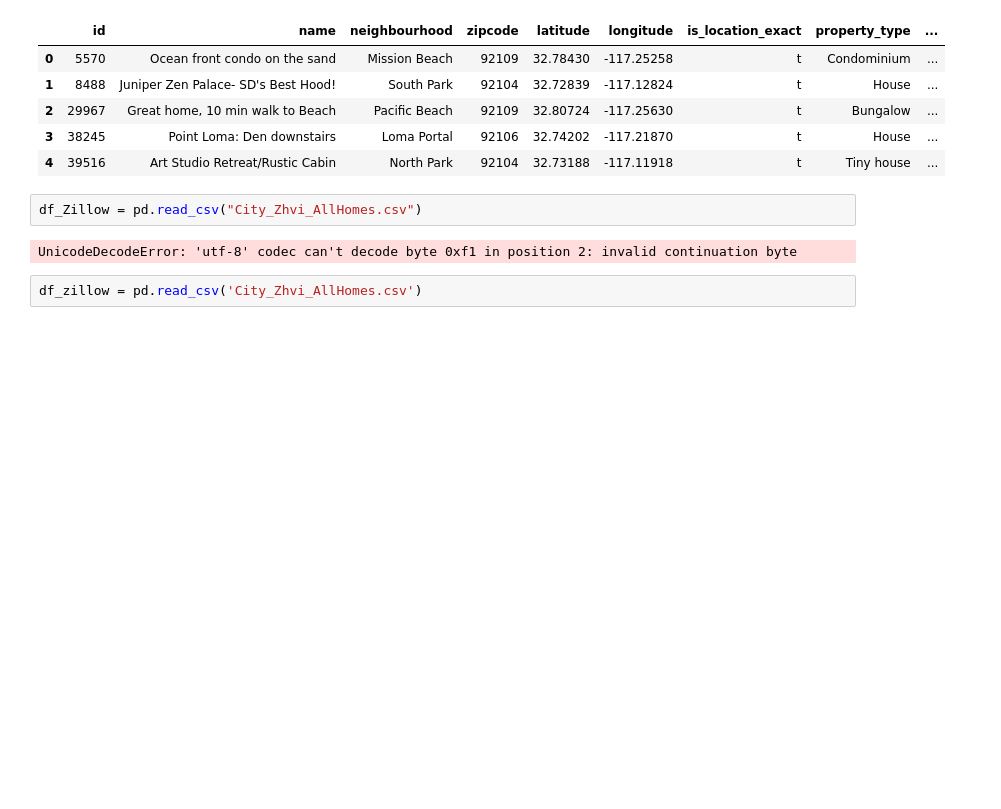
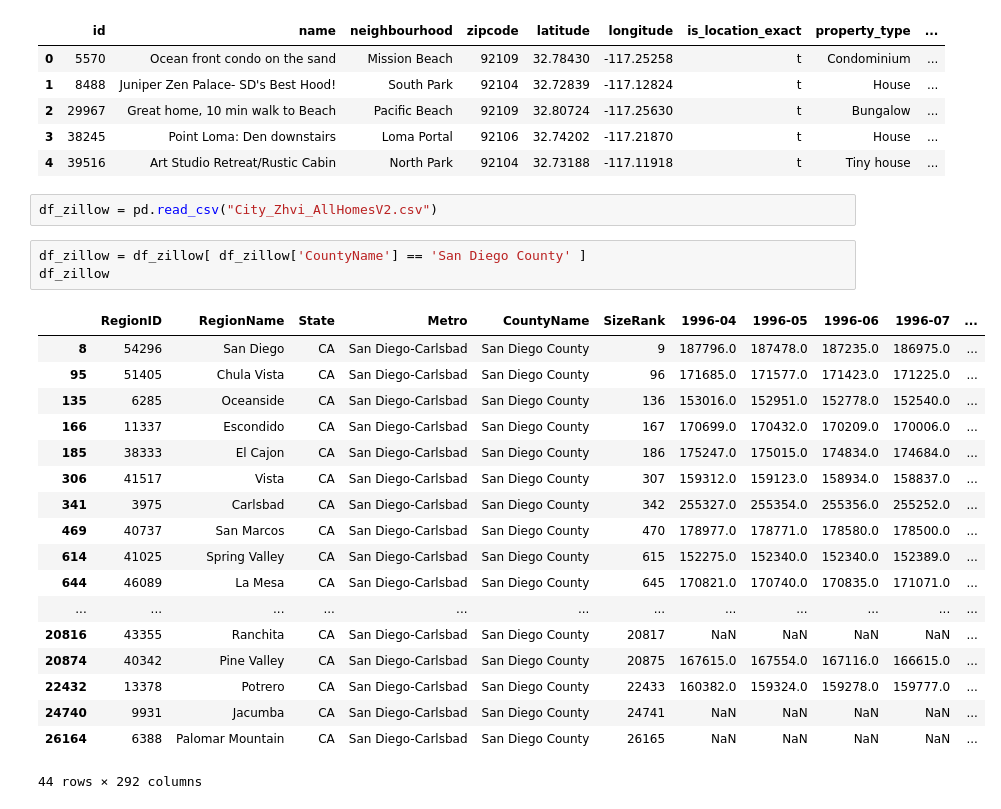
Before and after one commit to aaronaher619/COGS-108-Final-Project, a Jupyter notebook: Final_Project.ipynb, the cells around one changed output. Cells and saved outputs as stored; diff of their text form; blank space fills up the shorter version.

```diff
--- a/Final_Project.ipynb
+++ b/Final_Project.ipynb
@@ -19,8 +19,26 @@ df.head()
 | 3 | 38245 | Point Loma: Den downstairs | Loma Portal | 92106 | 32.74202 | -117.21870 | t | House | ... |
 | 4 | 39516 | Art Studio Retreat/Rustic Cabin | North Park | 92104 | 32.73188 | -117.11918 | t | Tiny house | ... |
 # %%
-df_Zillow = pd.read_csv("City_Zhvi_AllHomes.csv")
+df_zillow = pd.read_csv("City_Zhvi_AllHomesV2.csv")
-# %% [output]
-UnicodeDecodeError: 'utf-8' codec can't decode byte 0xf1 in position 2: invalid continuation byte
-# %%
-df_zillow = pd.read_csv('City_Zhvi_AllHomes.csv')
+# %%
+df_zillow = df_zillow[ df_zillow['CountyName'] == 'San Diego County' ]
+df_zillow
+# %% [output]
+|  | RegionID | RegionName | State | Metro | CountyName | SizeRank | 1996-04 | 1996-05 | 1996-06 | 1996-07 | ... |
+| 8 | 54296 | San Diego | CA | San Diego-Carlsbad | San Diego County | 9 | 187796.0 | 187478.0 | 187235.0 | 186975.0 | ... |
+| 95 | 51405 | Chula Vista | CA | San Diego-Carlsbad | San Diego County | 96 | 171685.0 | 171577.0 | 171423.0 | 171225.0 | ... |
+| 135 | 6285 | Oceanside | CA | San Diego-Carlsbad | San Diego County | 136 | 153016.0 | 152951.0 | 152778.0 | 152540.0 | ... |
+| 166 | 11337 | Escondido | CA | San Diego-Carlsbad | San Diego County | 167 | 170699.0 | 170432.0 | 170209.0 | 170006.0 | ... |
+| 185 | 38333 | El Cajon | CA | San Diego-Carlsbad | San Diego County | 186 | 175247.0 | 175015.0 | 174834.0 | 174684.0 | ... |
+| 306 | 41517 | Vista | CA | San Diego-Carlsbad | San Diego County | 307 | 159312.0 | 159123.0 | 158934.0 | 158837.0 | ... |
+| 341 | 3975 | Carlsbad | CA | San Diego-Carlsbad | San Diego County | 342 | 255327.0 | 255354.0 | 255356.0 | 255252.0 | ... |
+| 469 | 40737 | San Marcos | CA | San Diego-Carlsbad | San Diego County | 470 | 178977.0 | 178771.0 | 178580.0 | 178500.0 | ... |
+| 614 | 41025 | Spring Valley | CA | San Diego-Carlsbad | San Diego County | 615 | 152275.0 | 152340.0 | 152340.0 | 152389.0 | ... |
+| 644 | 46089 | La Mesa | CA | San Diego-Carlsbad | San Diego County | 645 | 170821.0 | 170740.0 | 170835.0 | 171071.0 | ... |
+| ... | ... | ... | ... | ... | ... | ... | ... | ... | ... | ... | ... |
+| 20816 | 43355 | Ranchita | CA | San Diego-Carlsbad | San Diego County | 20817 | NaN | NaN | NaN | NaN | ... |
+| 20874 | 40342 | Pine Valley | CA | San Diego-Carlsbad | San Diego County | 20875 | 167615.0 | 167554.0 | 167116.0 | 166615.0 | ... |
+| 22432 | 13378 | Potrero | CA | San Diego-Carlsbad | San Diego County | 22433 | 160382.0 | 159324.0 | 159278.0 | 159777.0 | ... |
+| 24740 | 9931 | Jacumba | CA | San Diego-Carlsbad | San Diego County | 24741 | NaN | NaN | NaN | NaN | ... |
+| 26164 | 6388 | Palomar Mountain | CA | San Diego-Carlsbad | San Diego County | 26165 | NaN | NaN | NaN | NaN | ... |
+44 rows × 292 columns
```
Also changed, not shown: parts of 2 cells of this notebook.
